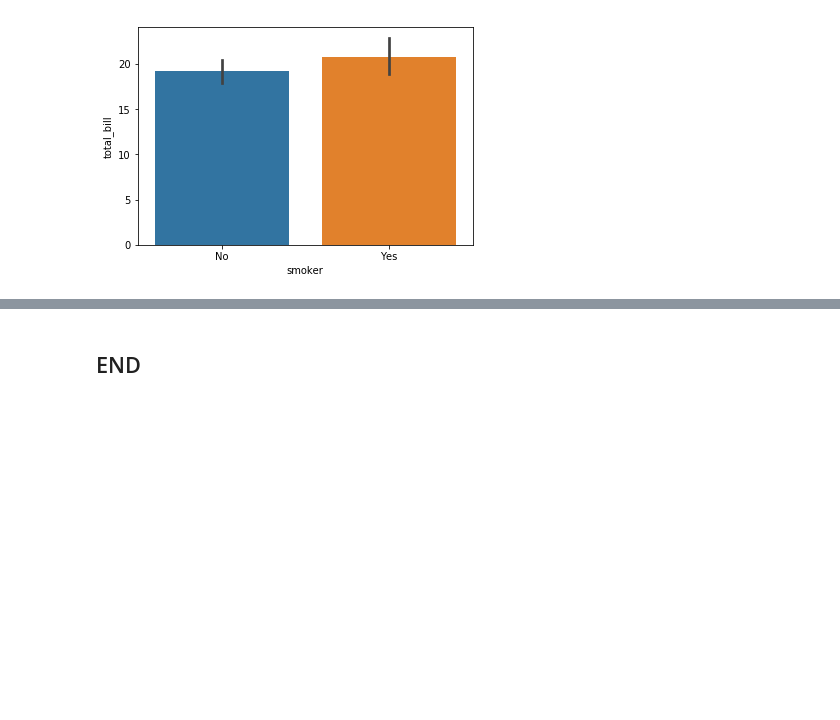
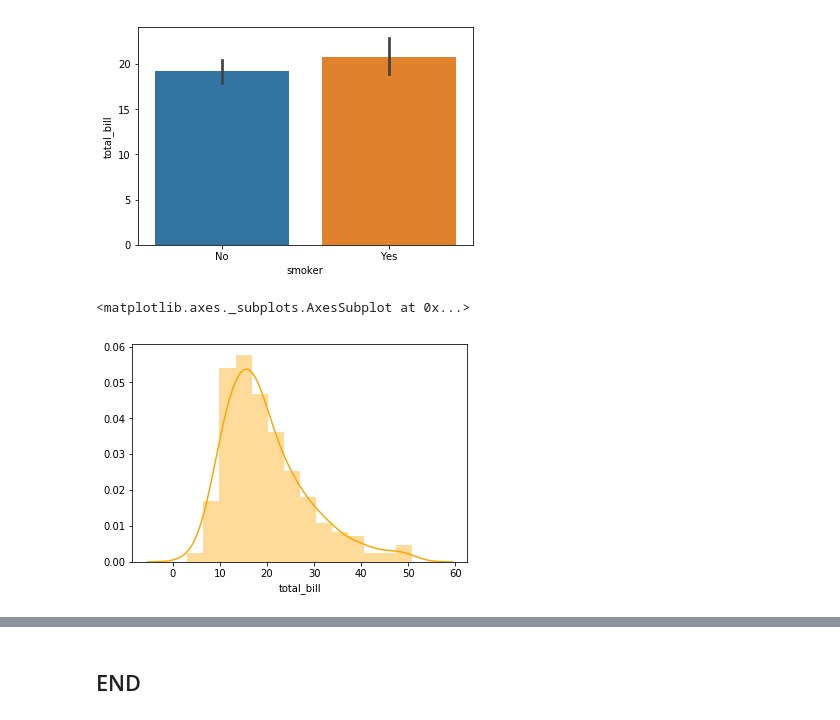
Before and after one commit to martinaobrien/FUNDAMENTALS-OF-DATA-ANALYSIS-Project-2019, a Jupyter notebook: Tips Dataset Assignment .ipynb, the cells around one changed output, grey strips where cells are left out. Saved outputs shown, nothing was run; the diff lists cells and outputs as text; code cells hidden in the pictures; blank space fills up the shorter version.

```diff
--- a/Tips Dataset Assignment .ipynb
+++ b/Tips Dataset Assignment .ipynb
@@ -317,3 +317,8 @@ sns.barplot(x = "smoker", y = "total_bill", data =df)
 # %% [output]
 <matplotlib.axes._subplots.AxesSubplot at 0x...>
 [figure]
+# %%
+sns.distplot(df['total_bill'],color='Orange')
+# %% [output]
+<matplotlib.axes._subplots.AxesSubplot at 0x...>
+[figure, added]
```
Also changed, not shown: parts of 13 cells of this notebook.
